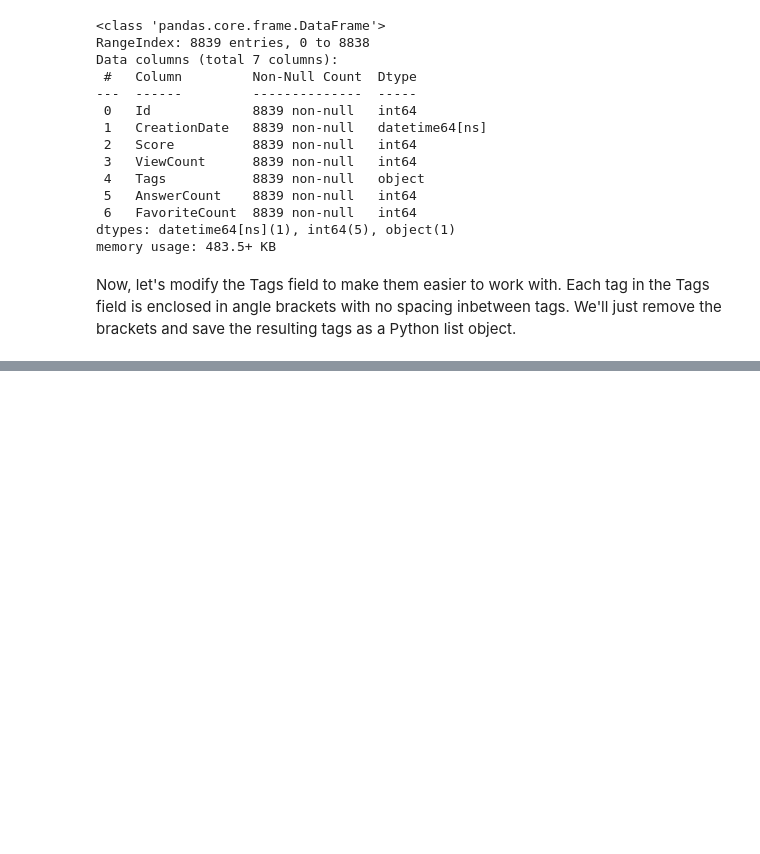
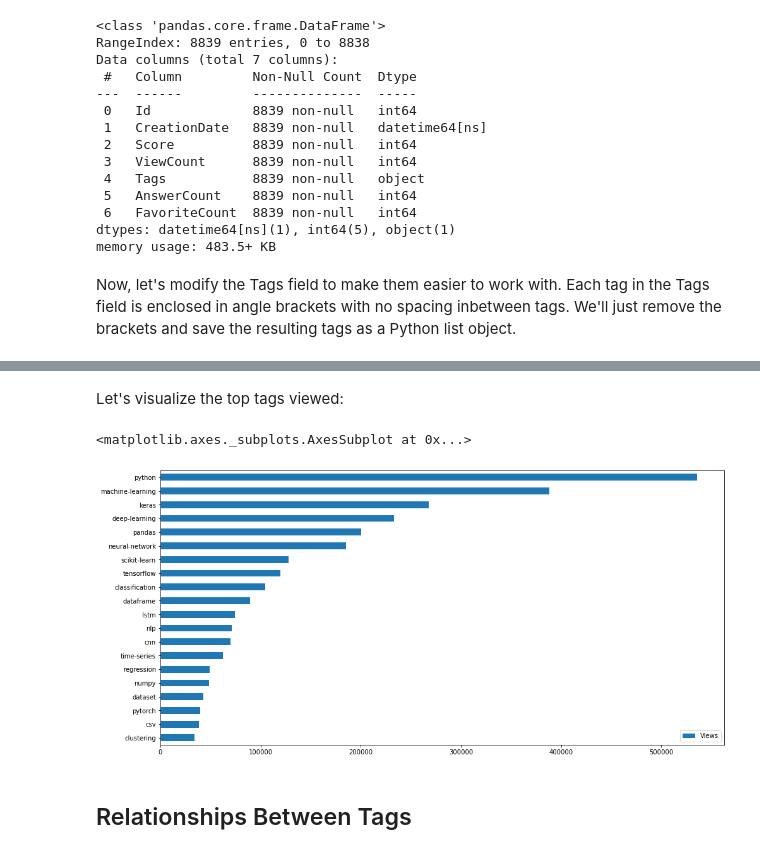
Before and after one commit to TFong1/App-Market-Research, a Jupyter notebook: DataScience-StackExchange.ipynb, the cells around one changed output, grey strips where cells are left out. Drawn from its saved outputs; the diff is of its cells as text; code cells hidden in the pictures; blank space fills up the shorter version.

```diff
--- a/DataScience-StackExchange.ipynb
+++ b/DataScience-StackExchange.ipynb
@@ -177,0 +243,9 @@ questions.sample(5)
+# %%
+tag_views = dict()
+
+for i, tags in enumerate(questions["Tags"]):
+    for tag in tags:
+        if tag in tag_views:
+            tag_views[tag] += questions["ViewCount"].iloc[i]
+        else:
+            tag_views[tag] = 1
@@ -177,0 +256,13 @@ questions.sample(5)
+# %%
+tag_views = pd.DataFrame.from_dict(tag_views, orient="Index")
+tag_views.rename(columns={0: "Views"}, inplace=True)
+top_tag_views = tag_views.sort_values(by="Views").tail(20)
+# %% [markdown]
+Let's visualize the top tags viewed:
+# %%
+top_tag_views.plot(kind="barh", figsize=(16,8))
+# %% [output]
+<matplotlib.axes._subplots.AxesSubplot at 0x...>
+[figure, added]
+# %% [markdown]
+## Relationships Between Tags
```
Also changed, not shown: parts of 12 cells of this notebook.
